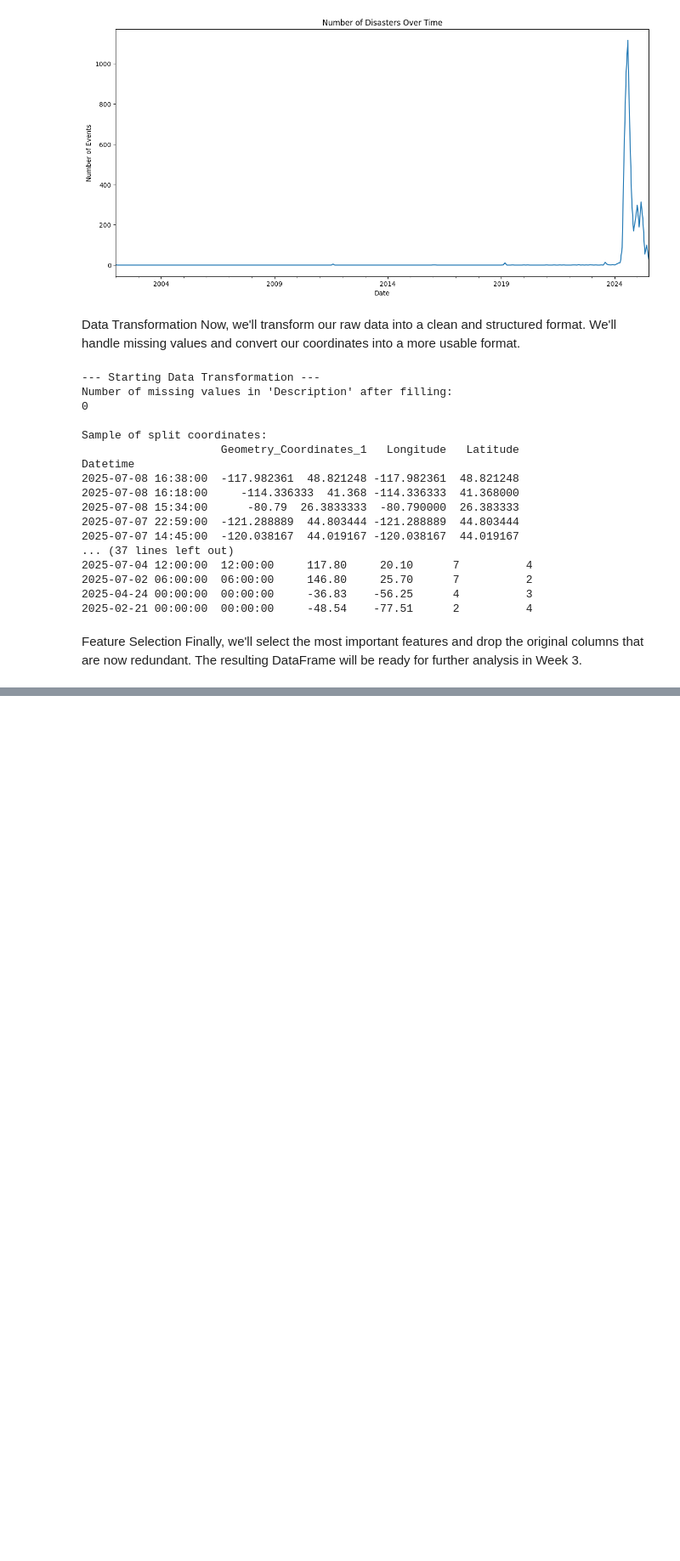
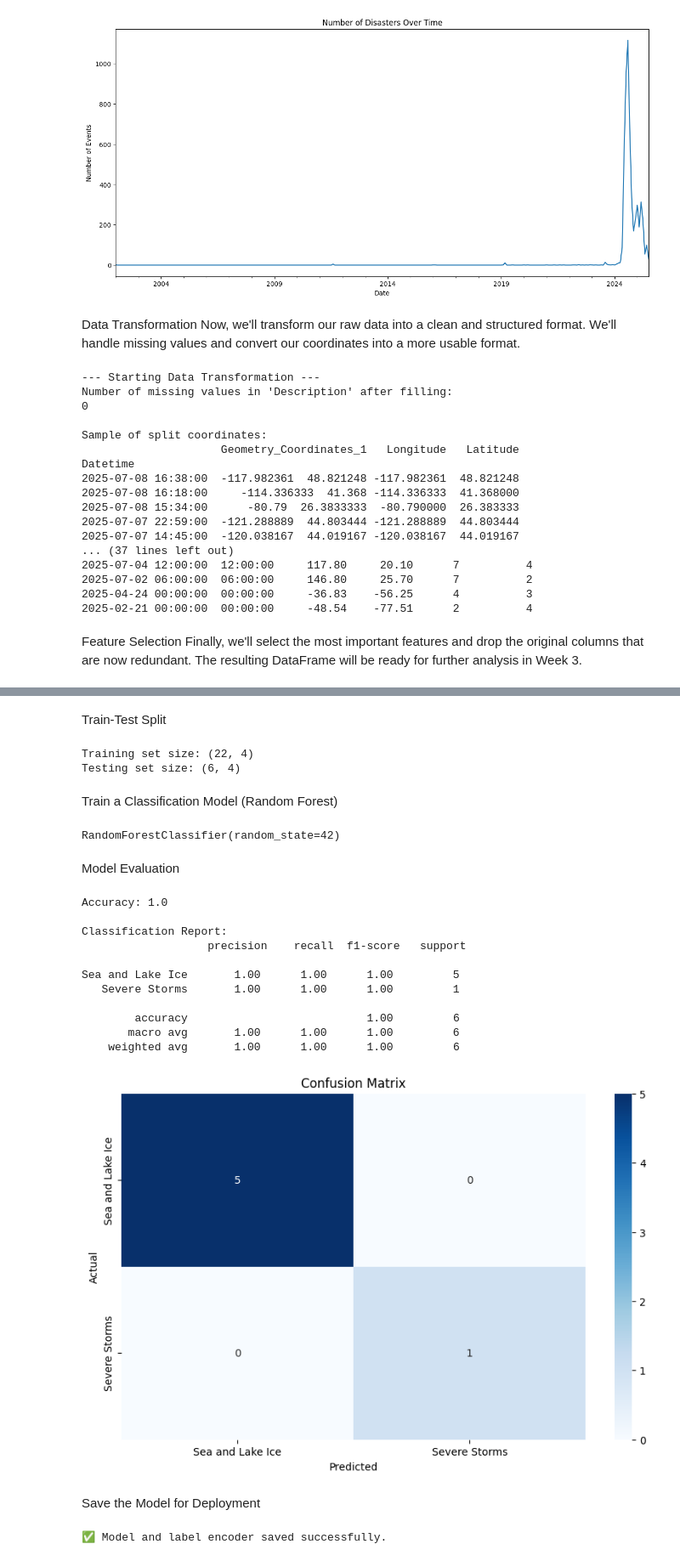
Before and after one commit to Sarvesh-Jhawar/Climate-Risk-and-Disaster-Management.-AICTE-, a Jupyter notebook: week1/week1_project.ipynb, the cells around one changed output, grey strips where cells are left out. Shown at 85% size. Drawn from its saved outputs; the diff is of its cells as text; code cells hidden in the pictures; blank space fills up the shorter version.

Commit message:
tained model and build an app(python) using streamline package

```diff
--- a/week1/week1_project.ipynb
+++ b/week1/week1_project.ipynb
@@ -218,0 +263,78 @@ Processed data saved to 'processed_data.csv'
+# %% [markdown]
+Train-Test Split
+# %%
+from sklearn.model_selection import train_test_split
+
+# Split into training (80%) and testing (20%)
+X_train, X_test, y_train, y_test = train_test_split(
+    X, y_encoded, test_size=0.2, random_state=42, stratify=y_encoded
+)
+
+print("Training set size:", X_train.shape)
+print("Testing set size:", X_test.shape)
+# %% [output]
+Training set size: (22, 4)
+Testing set size: (6, 4)
+# %% [markdown]
+Train a Classification Model (Random Forest)
+# %%
+from sklearn.ensemble import RandomForestClassifier
+
+# Initialize Random Forest model
+rf_model = RandomForestClassifier(n_estimators=100, random_state=42)
+
+# Train the model
+rf_model.fit(X_train, y_train)
+# %% [output]
+RandomForestClassifier(random_state=42)
+# %% [markdown]
+Model Evaluation
+# %%
+from sklearn.metrics import accuracy_score, classification_report, confusion_matrix
+import seaborn as sns
+import matplotlib.pyplot as plt
+
+# Predictions on test data
+y_pred = rf_model.predict(X_test)
+
+# Accuracy
+acc = accuracy_score(y_test, y_pred)
+print("Accuracy:", acc)
+
+# Classification Report
+print("\nClassification Report:\n", classification_report(y_test, y_pred, target_names=le.classes_))
+
+# Confusion Matrix
+cm = confusion_matrix(y_test, y_pred)
+
+plt.figure(figsize=(10,6))
+sns.heatmap(cm, annot=True, fmt="d", cmap="Blues", xticklabels=le.classes_, yticklabels=le.classes_)
+plt.xlabel("Predicted")
+plt.ylabel("Actual")
+plt.title("Confusion Matrix")
+plt.show()
+# %% [output]
+Accuracy: 1.0
+
+Classification Report:
+                   precision    recall  f1-score   support
+
+Sea and Lake Ice       1.00      1.00      1.00         5
+   Severe Storms       1.00      1.00      1.00         1
+
+        accuracy                           1.00         6
+       macro avg       1.00      1.00      1.00         6
+    weighted avg       1.00      1.00      1.00         6
+[figure, added]
+# %% [markdown]
+Save the Model for Deployment
+# %%
+import joblib
+
+# Save the trained model and label encoder
+joblib.dump(rf_model, "disaster_rf_model.pkl")
+joblib.dump(le, "label_encoder.pkl")
+
+print("✅ Model and label encoder saved successfully.")
+# %% [output]
+✅ Model and label encoder saved successfully.
```
Also changed, not shown: parts of 9 cells of this notebook, 7 other files.
